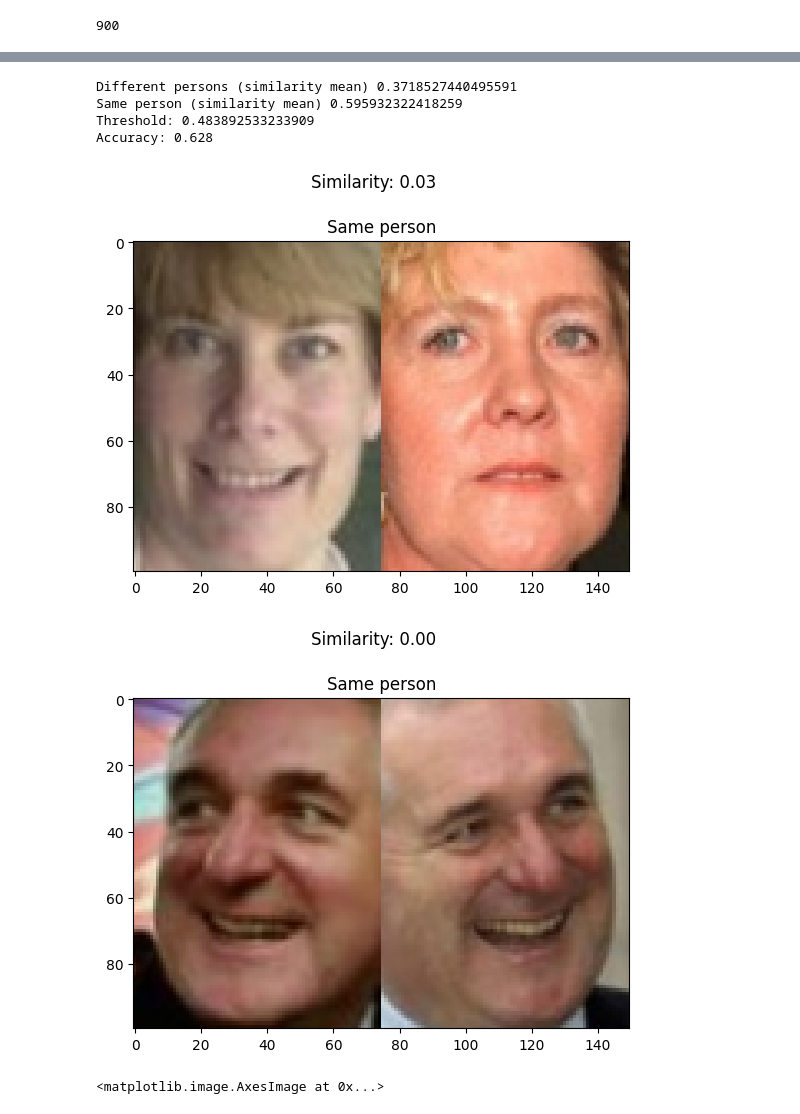
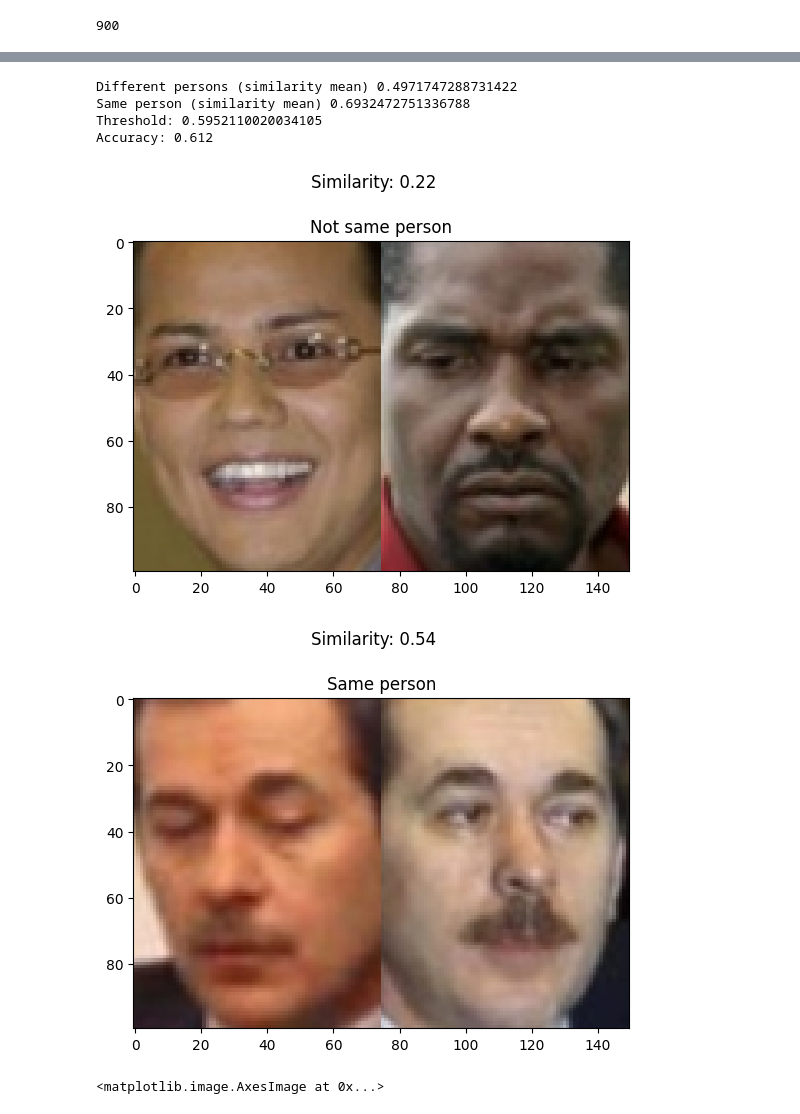
Before and after one commit to ahmedmst2423/Face-Recognition-AI-Project, a Jupyter notebook: Face-Recogntion-Training.ipynb, the cells around one changed output, grey strips where cells are left out. Cells and saved outputs as stored; diff of their text form; code cells hidden in the pictures.

```diff
--- a/Face-Recogntion-Training.ipynb
+++ b/Face-Recogntion-Training.ipynb
@@ -266,19 +266,16 @@ class SiameseNetwork():
             input_shape=self.IMG_SHAPE,
             weights='imagenet',
             include_top=False,
-            pooling='max',
+            pooling='avg',
         )
 
-        for i in range(len(pretrained_model.layers)-40):
+        for i in range(len(pretrained_model.layers)-27):
             pretrained_model.layers[i].trainable = False
 
         processed = pretrained_model(input)
 
         flatten = layers.Flatten()(processed)
-        x = layers.Dense(1024, activation='relu')(flatten)
-        x = layers.BatchNormalization()(x)
-        x = layers.Dropout(self.dropout_rate)(x)
-        x = layers.Dense(512, activation='relu')(x)
+        x = layers.Dense(512, activation='relu')(flatten)
         x = layers.BatchNormalization()(x)
         x = layers.Dropout(self.dropout_rate)(x)
         x = layers.Dense(self.embedding_dim, activation="relu")(x)
@@ -417,6 +414,6 @@ visualize(train_data[1][0], train_data[1][1], train_data[1][2])
 # %%
 batch_size = 128
-epochs = 100
+epochs = 15
 lr = 1e-3
 triplet_loss_margin = 1.0
 fine_tunning = True
@@ -522,5 +516,5 @@ def test(X_test, embedding_layer, IMG_SHAPE):
     similarities = np.array(similarities)
     return similarities
 # %%
-similarities = test(X_test, embedding_layer_new, IMG_SHAPE)
+similarities = test(X_test, embedding_layer, IMG_SHAPE)
 # %% [output]
@@ -546,18 +540,18 @@ binary_classification[similarities >= threshold] = 1
 accuracy = np.mean(binary_classification == y_test)
 print("Accuracy:", accuracy)
 # %% [output]
-Different persons (similarity mean) 0.3718527440495591
-Same person (similarity mean) 0.595932322418259
-Threshold: 0.483892533233909
-Accuracy: 0.628
+Different persons (similarity mean) 0.4971747288731422
+Same person (similarity mean) 0.6932472751336788
+Threshold: 0.5952110020034105
+Accuracy: 0.612
 # %%
-i = 130
-j=50
+i = 650
+j=2
 visualize_pair(X_test[i][0], X_test[i][1], similarities[i], y_test[i])
 visualize_pair(X_test[j][0], X_test[j][1], similarities[j], y_test[j])
 # %% [output]
-[figure, old version]
+[figure, new version]
-[figure, old version]
+[figure, new version]
 # %%
 import cv2
 
```
Also changed, not shown: parts of 7 cells of this notebook.
